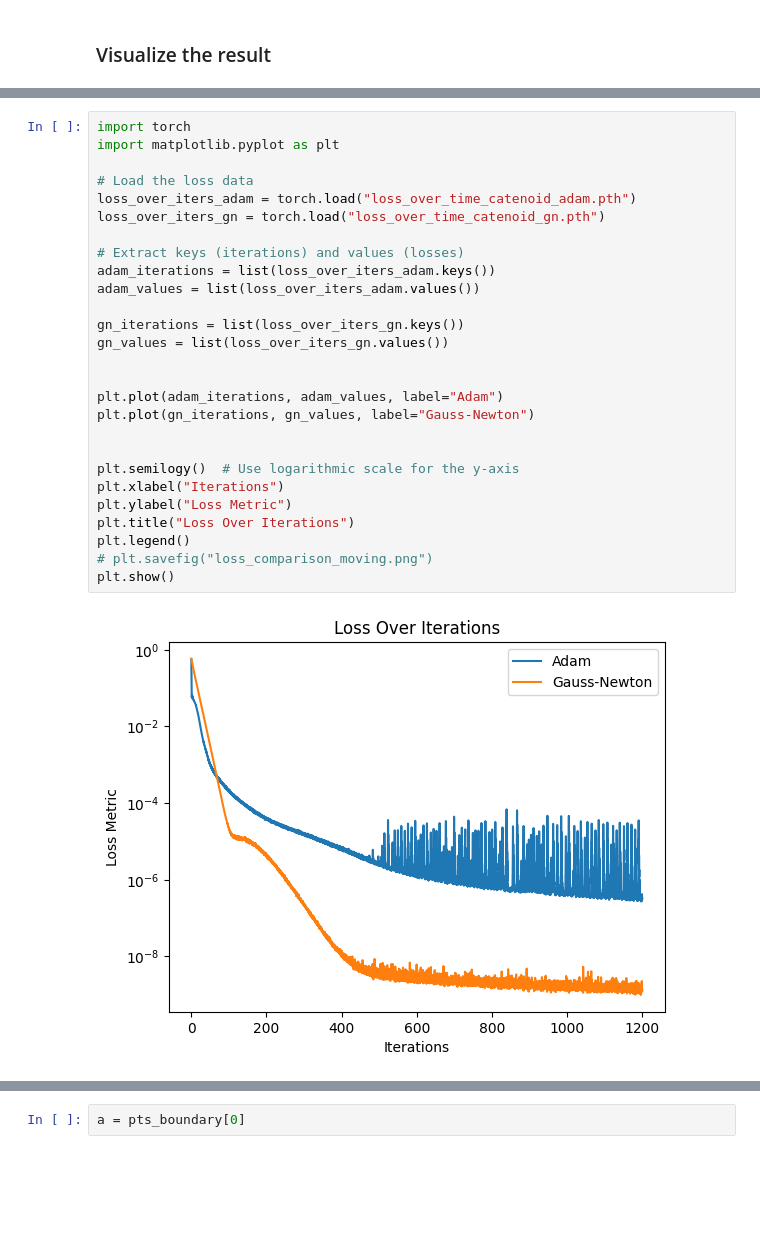
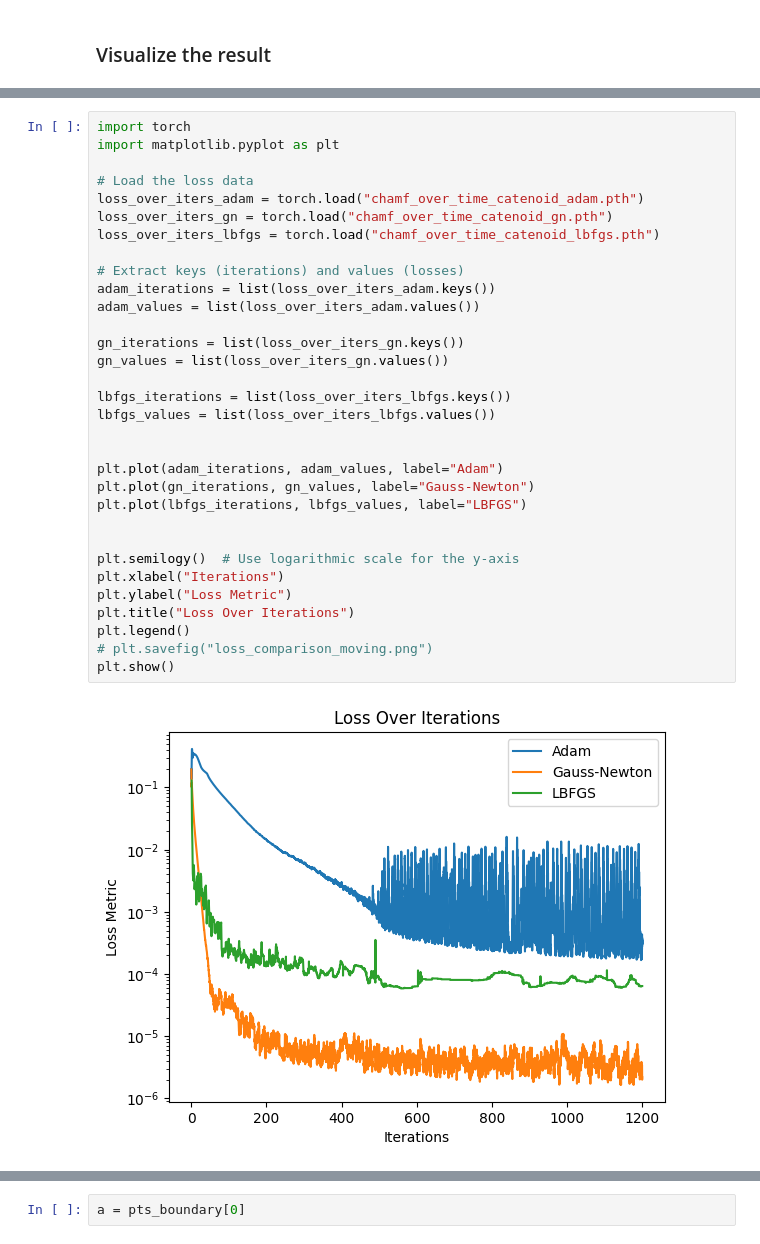
Before and after one commit to JamesAndrewKing/GaussNewtonShapes, a Jupyter notebook: notebooks/catenoid.ipynb, the cells around one changed output, grey strips where cells are left out. Saved outputs shown, nothing was run; the diff lists cells and outputs as text; blank space fills up the shorter version.

```diff
--- a/notebooks/catenoid.ipynb
+++ b/notebooks/catenoid.ipynb
@@ -481,29 +531,34 @@ fig.display()
 # %%
 import torch
 import matplotlib.pyplot as plt
 
 # Load the loss data
-loss_over_iters_adam = torch.load("loss_over_time_catenoid_adam.pth")
-loss_over_iters_gn = torch.load("loss_over_time_catenoid_gn.pth")
+loss_over_iters_adam = torch.load("chamf_over_time_catenoid_adam.pth")
+loss_over_iters_gn = torch.load("chamf_over_time_catenoid_gn.pth")
+loss_over_iters_lbfgs = torch.load("chamf_over_time_catenoid_lbfgs.pth")
 
 # Extract keys (iterations) and values (losses)
 adam_iterations = list(loss_over_iters_adam.keys())
 adam_values = list(loss_over_iters_adam.values())
 
 gn_iterations = list(loss_over_iters_gn.keys())
 gn_values = list(loss_over_iters_gn.values())
 
+lbfgs_iterations = list(loss_over_iters_lbfgs.keys())
+lbfgs_values = list(loss_over_iters_lbfgs.values())
+
 
 plt.plot(adam_iterations, adam_values, label="Adam")
 plt.plot(gn_iterations, gn_values, label="Gauss-Newton")
+plt.plot(lbfgs_iterations, lbfgs_values, label="LBFGS")
 
 
 plt.semilogy()  # Use logarithmic scale for the y-axis
 plt.xlabel("Iterations")
 plt.ylabel("Loss Metric")
 plt.title("Loss Over Iterations")
 plt.legend()
 # plt.savefig("loss_comparison_moving.png")
 plt.show()
 # %% [output]
-[figure, old version]
+[figure, new version]
```
Also changed, not shown: parts of 16 cells of this notebook, 17 other files.
